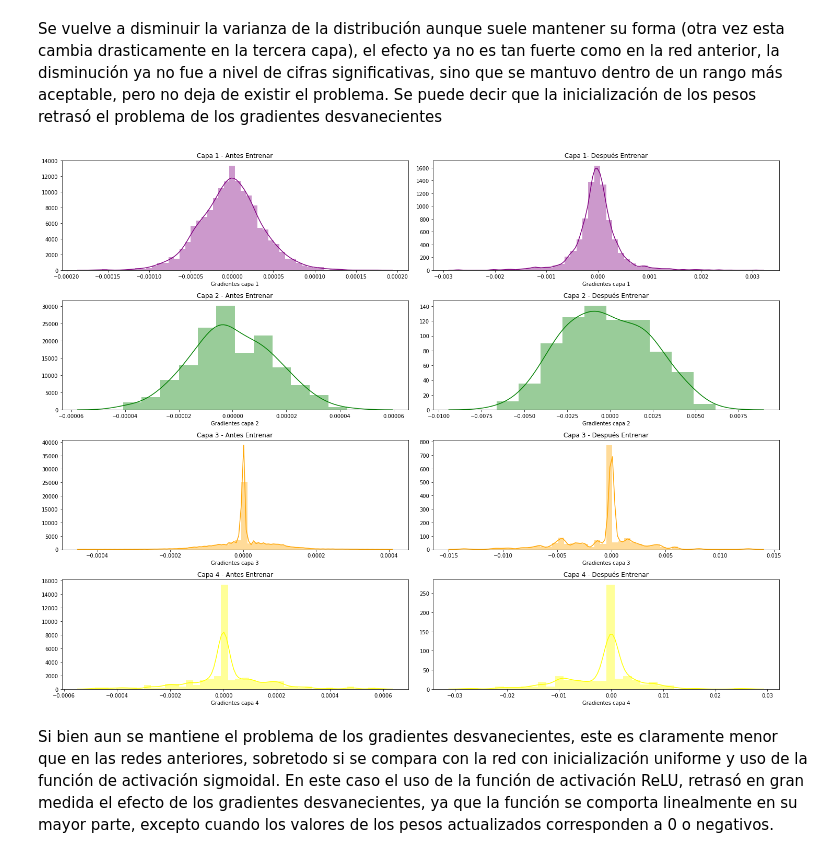
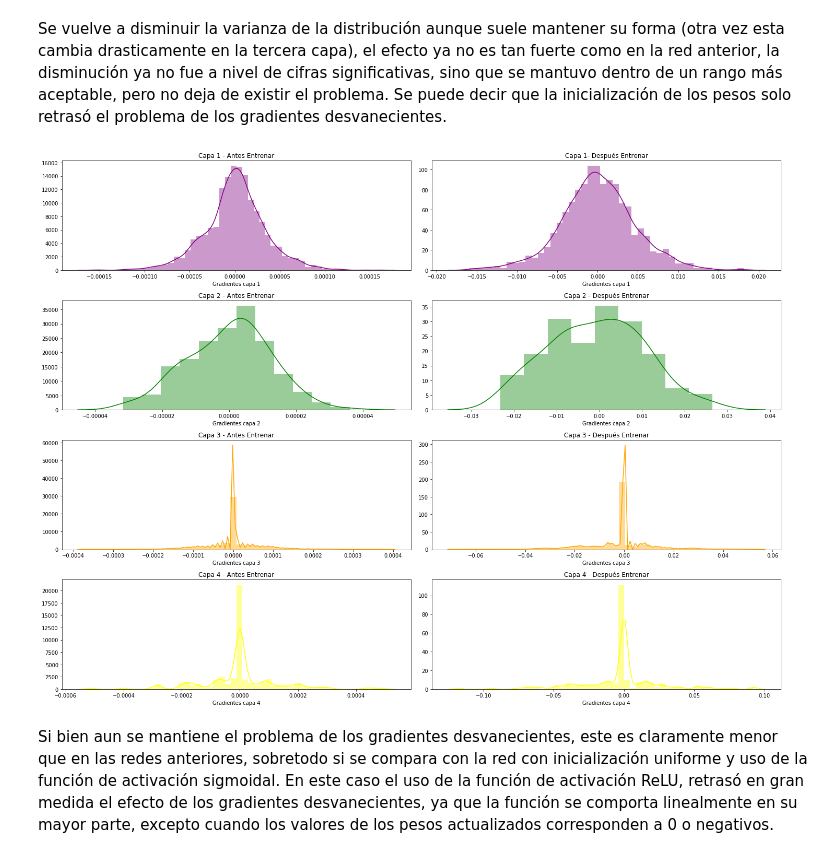
Before and after one commit to AlfredoAlfi/NNTarea1, a Jupyter notebook: Pregunta2.ipynb, the cells around one changed output. Saved outputs shown, nothing was run; the diff lists cells and outputs as text; code cells hidden in the pictures.

```diff
--- a/Pregunta2.ipynb
+++ b/Pregunta2.ipynb
@@ -403,5 +406,5 @@ A.show();
 # %% [markdown]
-Se vuelve a disminuir la varianza de la distribución aunque suele mantener su forma (otra vez esta cambia drasticamente en la tercera capa), el efecto ya no es tan fuerte como en la red anterior, la disminución ya no fue a nivel de cifras significativas, sino que se mantuvo dentro de un rango más aceptable, pero no deja de existir el problema. Se puede decir que la inicialización de los pesos retrasó el problema de los gradientes desvanecientes
+Se vuelve a disminuir la varianza de la distribución aunque suele mantener su forma (otra vez esta cambia drasticamente en la tercera capa), el efecto ya no es tan fuerte como en la red anterior, la disminución ya no fue a nivel de cifras significativas, sino que se mantuvo dentro de un rango más aceptable, pero no deja de existir el problema. Se puede decir que la inicialización de los pesos solo retrasó el problema de los gradientes desvanecientes.
 # %%
 #e
 from keras.models import Sequential
@@ -409,7 +412,7 @@ from keras.layers.core import Dense, Activation
 from keras.optimizers import SGD
 
 model = Sequential()
-model.add(Dense(200, input_dim=X_train_scaled.shape[1], kernel_initializer='glorot_uniform',activation='sigmoid'))
+model.add(Dense(200, input_dim=X_train_scaled.shape[1], kernel_initializer='uniform',activation='relu'))
 model.add(Dense(200, kernel_initializer='uniform',activation='relu'))
 model.add(Dense(200,  kernel_initializer='uniform',activation='relu'))
 model.add(Dense(200, kernel_initializer='uniform',activation='relu'))
@@ -464,34 +467,34 @@ sns.distplot(pesos_0_f, axlabel="Gradientes capa 1",
              label='Gradientes capa 1', color='purple', ax=B[0,1]);
 B[0,1].set_title("Capa 1- Después Entrenar")
 
 sns.distplot(pesos_1_i, axlabel="Gradientes capa 2",
              label='Gradientes capa 2', color='green', ax=B[1,0]);
 B[1,0].set_title("Capa 2 - Antes Entrenar")
 
 sns.distplot(pesos_1_f, axlabel="Gradientes capa 2",
              label='Gradientes capa 2', color='green', ax=B[1,1]);
 B[1,1].set_title("Capa 2 - Después Entrenar")
 
 sns.distplot(pesos_2_i, axlabel="Gradientes capa 3",
              label='Gradientes capa 3', color='orange', ax=B[2,0]);
 B[2,0].set_title("Capa 3 - Antes Entrenar")
 
 sns.distplot(pesos_2_f, axlabel="Gradientes capa 3",
              label='Gradientes capa 3', color='orange', ax=B[2,1]);
 B[2,1].set_title("Capa 3 - Después Entrenar")
 
 sns.distplot(pesos_3_i, axlabel="Gradientes capa 4",
              label='Gradientes capa 4', color='yellow', ax=B[3,0]);
 B[3,0].set_title("Capa 4 - Antes Entrenar")
 
 sns.distplot(pesos_3_f, axlabel="Gradientes capa 4",
              label='Gradientes capa 4', color='yellow', ax=B[3,1]);
 B[3,1].set_title("Capa 4 - Después Entrenar")
 
 plt.tight_layout()
 A.show();
 # %% [output]
-[figure, old version]
+[figure, new version]
 # %% [markdown]
 Si bien aun se mantiene el problema de los gradientes desvanecientes, este es claramente menor que en las redes anteriores, sobretodo si se compara con la red con inicialización uniforme y uso de la función de activación sigmoidal. En este caso el uso de la función de activación ReLU, retrasó en gran medida el efecto de los gradientes desvanecientes, ya que la función se comporta linealmente en su mayor parte, excepto cuando los valores de los pesos actualizados corresponden a 0 o negativos.
 # %%
```
Also changed, not shown: parts of 14 cells of this notebook.
